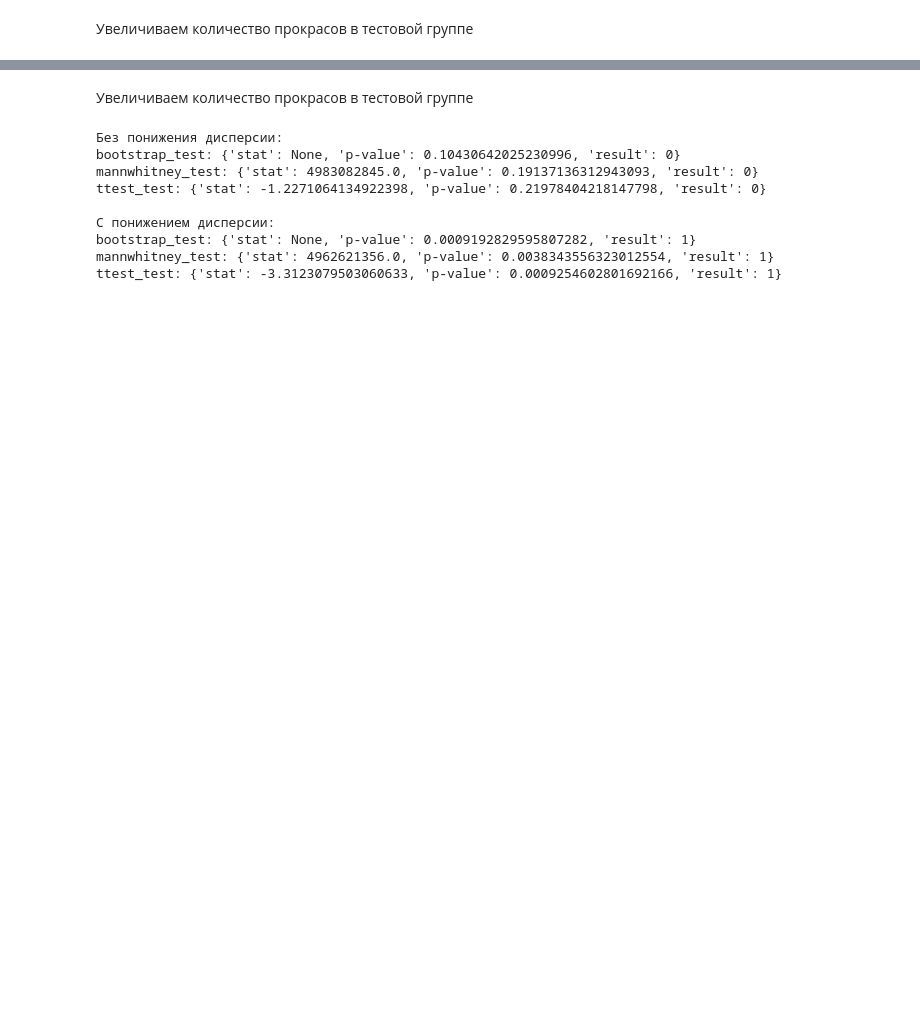
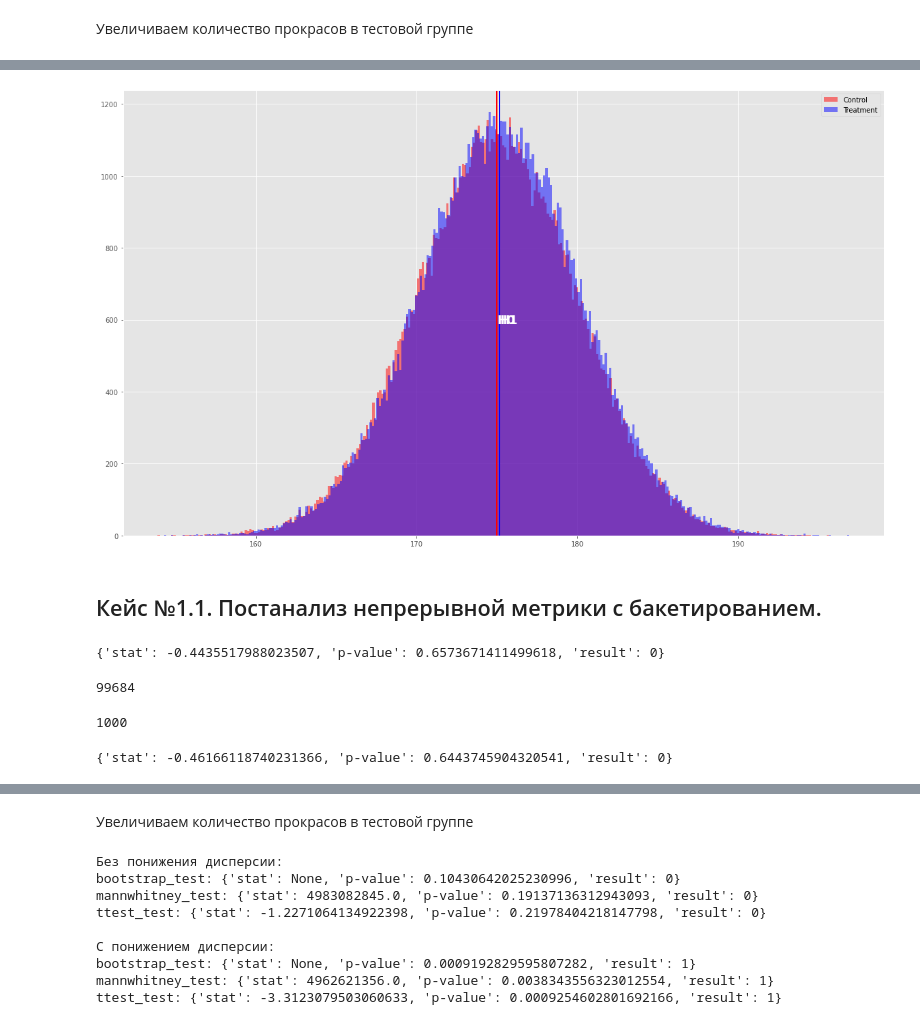
Before and after one commit to educauchy/abacus, a Jupyter notebook: examples/abacus_demo.ipynb, the cells around one changed output, grey strips where cells are left out. Saved outputs shown, nothing was run; the diff lists cells and outputs as text; code cells hidden in the pictures; blank space fills up the shorter version.

Commit message:
Add bucketing to post-analysis and to mde explorer

```diff
--- a/examples/abacus_demo.ipynb
+++ b/examples/abacus_demo.ipynb
@@ -107,2 +107,8 @@ bootstrap_test: {'stat': None, 'p-value': 7.514987160031179e-18, 'result': 1}
 mannwhitney_test: {'stat': 4894119324.0, 'p-value': 2.4516264484905984e-16, 'result': 1}
 welch_test: {'stat': -8.275588883468059, 'p-value': 1.2859564365137272e-16, 'result': 1}
+# %%
+ab_test.plot()
+# %% [output]
+[figure, added]
+# %% [markdown]
+## Кейс №1.1. Постанализ непрерывной метрики с бакетированием.
@@ -108,0 +147,19 @@ welch_test: {'stat': -8.275588883468059, 'p-value': 1.2859564365137272e-16, 'res
+# %%
+ab_test = ABTest(df, ab_params)
+
+print(ab_test.test_welch())
+# %% [output]
+{'stat': -0.4435517988023507, 'p-value': 0.6573671411499618, 'result': 0}
+# %%
+print(len(ab_test.params.data_params.control))
+# %% [output]
+99684
+# %%
+ab_test_11 = ab_test.bucketing()
+print(len(ab_test_11.params.data_params.control))
+# %% [output]
+1000
+# %%
+print(ab_test_11.test_welch())
+# %% [output]
+{'stat': -0.46166118740231366, 'p-value': 0.6443745904320541, 'result': 0}
```
Also changed, not shown: parts of 27 cells of this notebook, 2 other files.
